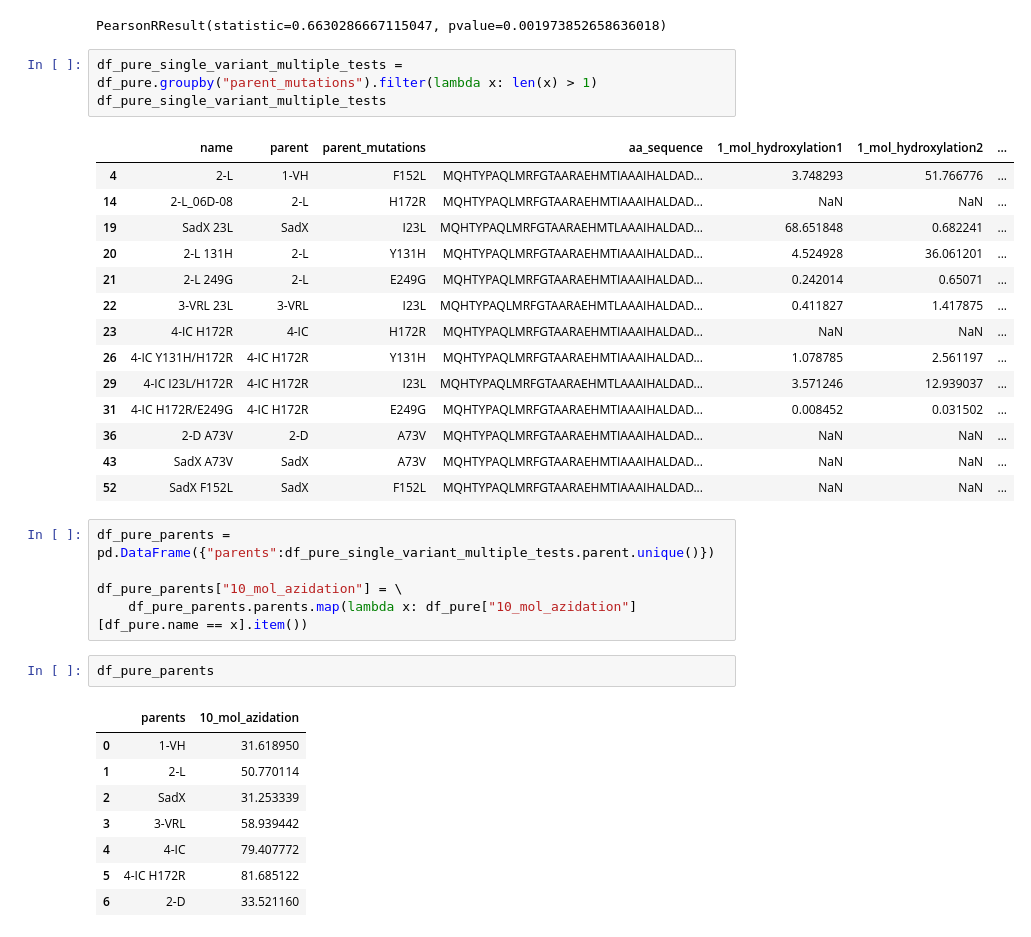
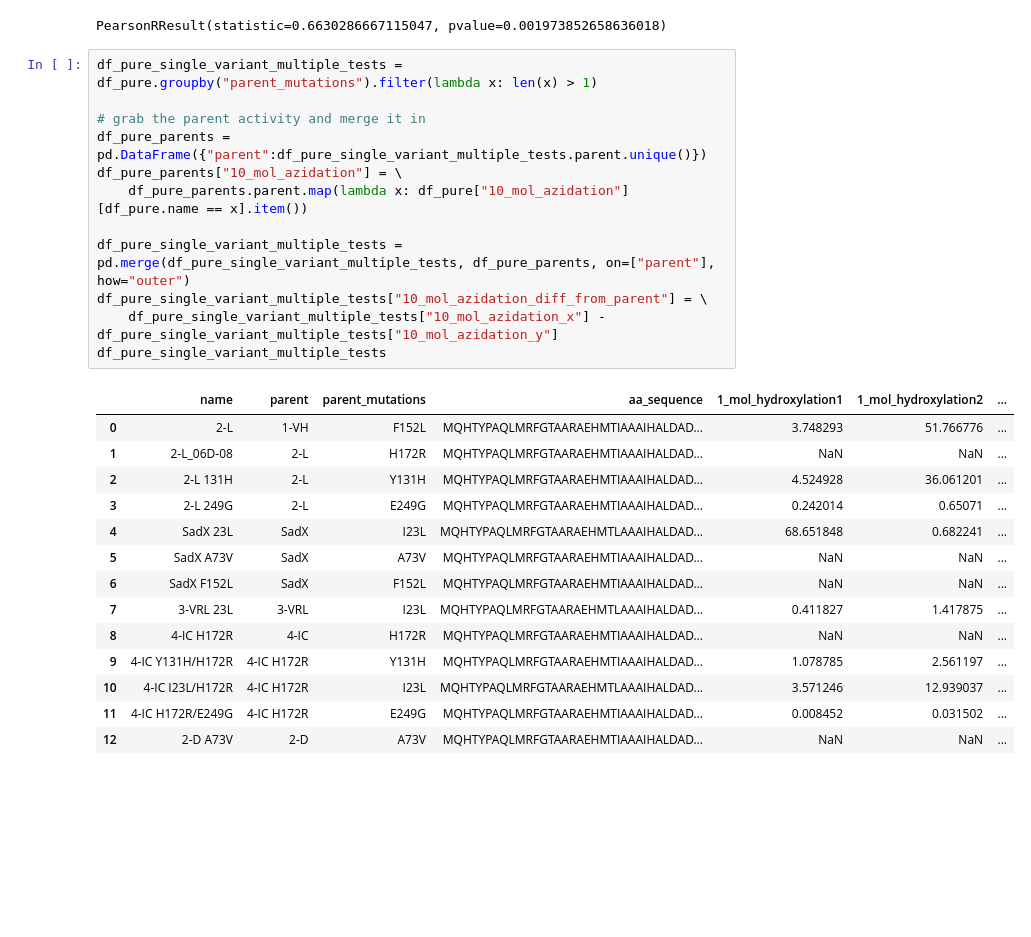
Before and after one commit to RomeroLab/sadx-latent-function, a Jupyter notebook: projects/Biochemical_Ordinal/scripts/nb_plot_regression_predictions.ipynb, the cells around one changed output. Cells and saved outputs as stored; diff of their text form; blank space fills up the shorter version.

```diff
--- a/projects/Biochemical_Ordinal/scripts/nb_plot_regression_predictions.ipynb
+++ b/projects/Biochemical_Ordinal/scripts/nb_plot_regression_predictions.ipynb
@@ -96,37 +96,30 @@ x = df_pure[["1_mol_azidation", "10_mol_azidation"]].dropna()
 pearsonr(x["1_mol_azidation"], x["10_mol_azidation"])
 # %% [output]
 PearsonRResult(statistic=0.6630286667115047, pvalue=0.001973852658636018)
-# %%
-df_pure_single_variant_multiple_tests = df_pure.groupby("parent_mutations").filter(lambda x: len(x) > 1)
-df_pure_single_variant_multiple_tests
-# %% [output]
-|  | name | parent | parent_mutations | aa_sequence | 1_mol_hydroxylation1 | 1_mol_hydroxylation2 | ... |
-| 4 | 2-L | 1-VH | F152L | MQHTYPAQLMRFGTAARAEHMTIAAAIHALDAD... | 3.748293 | 51.766776 | ... |
-| 14 | 2-L_06D-08 | 2-L | H172R | MQHTYPAQLMRFGTAARAEHMTIAAAIHALDAD... | NaN | NaN | ... |
-| 19 | SadX 23L | SadX | I23L | MQHTYPAQLMRFGTAARAEHMTLAAAIHALDAD... | 68.651848 | 0.682241 | ... |
-| 20 | 2-L 131H | 2-L | Y131H | MQHTYPAQLMRFGTAARAEHMTIAAAIHALDAD... | 4.524928 | 36.061201 | ... |
-| 21 | 2-L 249G | 2-L | E249G | MQHTYPAQLMRFGTAARAEHMTIAAAIHALDAD... | 0.242014 | 0.65071 | ... |
-| 22 | 3-VRL 23L | 3-VRL | I23L | MQHTYPAQLMRFGTAARAEHMTLAAAIHALDAD... | 0.411827 | 1.417875 | ... |
-| 23 | 4-IC H172R | 4-IC | H172R | MQHTYPAQLMRFGTAARAEHMTIAAAIHALDAD... | NaN | NaN | ... |
-| 26 | 4-IC Y131H/H172R | 4-IC H172R | Y131H | MQHTYPAQLMRFGTAARAEHMTIAAAIHALDAD... | 1.078785 | 2.561197 | ... |
-| 29 | 4-IC I23L/H172R | 4-IC H172R | I23L | MQHTYPAQLMRFGTAARAEHMTLAAAIHALDAD... | 3.571246 | 12.939037 | ... |
-| 31 | 4-IC H172R/E249G | 4-IC H172R | E249G | MQHTYPAQLMRFGTAARAEHMTIAAAIHALDAD... | 0.008452 | 0.031502 | ... |
-| 36 | 2-D A73V | 2-D | A73V | MQHTYPAQLMRFGTAARAEHMTIAAAIHALDAD... | NaN | NaN | ... |
-| 43 | SadX A73V | SadX | A73V | MQHTYPAQLMRFGTAARAEHMTIAAAIHALDAD... | NaN | NaN | ... |
-| 52 | SadX F152L | SadX | F152L | MQHTYPAQLMRFGTAARAEHMTIAAAIHALDAD... | NaN | NaN | ... |
 # %%
-df_pure_parents = pd.DataFrame({"parents":df_pure_single_variant_multiple_tests.parent.unique()})
+df_pure_single_variant_multiple_tests = df_pure.groupby("parent_mutations").filter(lambda x: len(x) > 1)
 
+# grab the parent activity and merge it in
+df_pure_parents = pd.DataFrame({"parent":df_pure_single_variant_multiple_tests.parent.unique()})
 df_pure_parents["10_mol_azidation"] = \
-    df_pure_parents.parents.map(lambda x: df_pure["10_mol_azidation"][df_pure.name == x].item())
+    df_pure_parents.parent.map(lambda x: df_pure["10_mol_azidation"][df_pure.name == x].item())
+
+df_pure_single_variant_multiple_tests = pd.merge(df_pure_single_variant_multiple_tests, df_pure_parents, on=["parent"], how="outer")
+df_pure_single_variant_multiple_tests["10_mol_azidation_diff_from_parent"] = \
+    df_pure_single_variant_multiple_tests["10_mol_azidation_x"] - df_pure_single_variant_multiple_tests["10_mol_azidation_y"]
+df_pure_single_variant_multiple_tests
+# %% [output]
+|  | name | parent | parent_mutations | aa_sequence | 1_mol_hydroxylation1 | 1_mol_hydroxylation2 | ... |
+| 0 | 2-L | 1-VH | F152L | MQHTYPAQLMRFGTAARAEHMTIAAAIHALDAD... | 3.748293 | 51.766776 | ... |
+| 1 | 2-L_06D-08 | 2-L | H172R | MQHTYPAQLMRFGTAARAEHMTIAAAIHALDAD... | NaN | NaN | ... |
+| 2 | 2-L 131H | 2-L | Y131H | MQHTYPAQLMRFGTAARAEHMTIAAAIHALDAD... | 4.524928 | 36.061201 | ... |
+| 3 | 2-L 249G | 2-L | E249G | MQHTYPAQLMRFGTAARAEHMTIAAAIHALDAD... | 0.242014 | 0.65071 | ... |
+| 4 | SadX 23L | SadX | I23L | MQHTYPAQLMRFGTAARAEHMTLAAAIHALDAD... | 68.651848 | 0.682241 | ... |
+| 5 | SadX A73V | SadX | A73V | MQHTYPAQLMRFGTAARAEHMTIAAAIHALDAD... | NaN | NaN | ... |
+| 6 | SadX F152L | SadX | F152L | MQHTYPAQLMRFGTAARAEHMTIAAAIHALDAD... | NaN | NaN | ... |
+| 7 | 3-VRL 23L | 3-VRL | I23L | MQHTYPAQLMRFGTAARAEHMTLAAAIHALDAD... | 0.411827 | 1.417875 | ... |
+| 8 | 4-IC H172R | 4-IC | H172R | MQHTYPAQLMRFGTAARAEHMTIAAAIHALDAD... | NaN | NaN | ... |
+| 9 | 4-IC Y131H/H172R | 4-IC H172R | Y131H | MQHTYPAQLMRFGTAARAEHMTIAAAIHALDAD... | 1.078785 | 2.561197 | ... |
+| 10 | 4-IC I23L/H172R | 4-IC H172R | I23L | MQHTYPAQLMRFGTAARAEHMTLAAAIHALDAD... | 3.571246 | 12.939037 | ... |
+| 11 | 4-IC H172R/E249G | 4-IC H172R | E249G | MQHTYPAQLMRFGTAARAEHMTIAAAIHALDAD... | 0.008452 | 0.031502 | ... |
+| 12 | 2-D A73V | 2-D | A73V | MQHTYPAQLMRFGTAARAEHMTIAAAIHALDAD... | NaN | NaN | ... |
-# %%
-df_pure_parents
-# %% [output]
-|  | parents | 10_mol_azidation |
-| 0 | 1-VH | 31.618950 |
-| 1 | 2-L | 50.770114 |
-| 2 | SadX | 31.253339 |
-| 3 | 3-VRL | 58.939442 |
-| 4 | 4-IC | 79.407772 |
-| 5 | 4-IC H172R | 81.685122 |
-| 6 | 2-D | 33.521160 |
```
Also changed, not shown: parts of 3 cells of this notebook.
